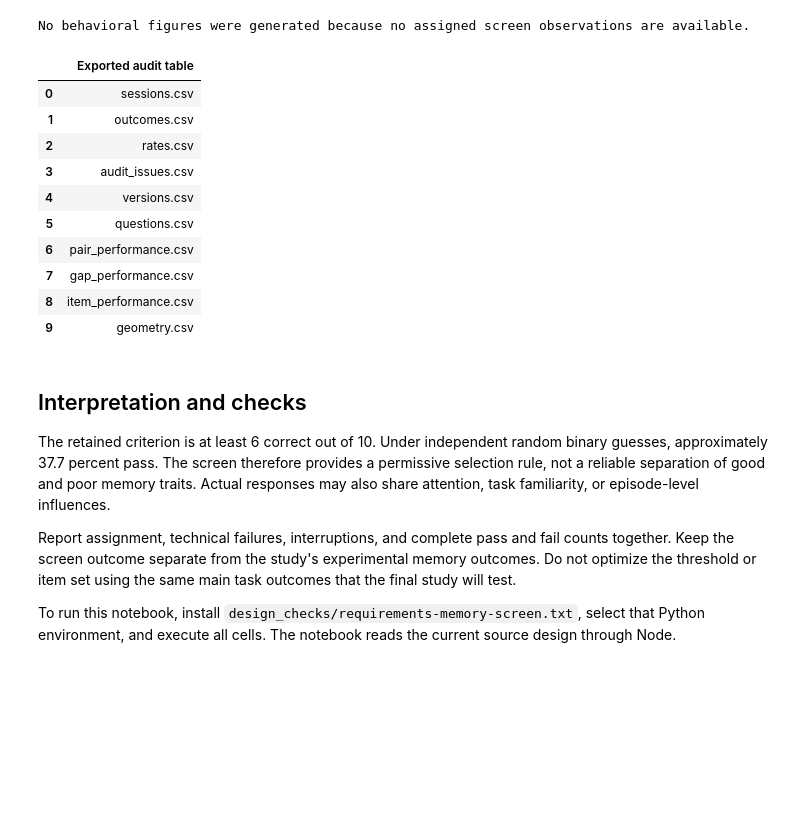
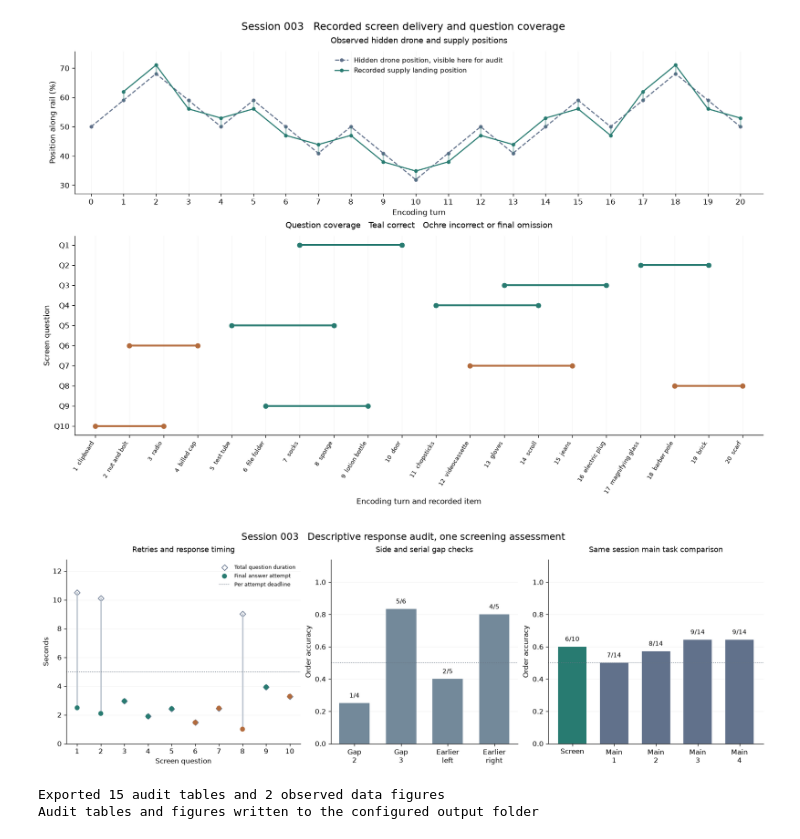
Before and after one commit to beaverjuly/DroneTask, a Jupyter notebook: analysis/memory_screen/memory_screen_analysis.ipynb, the cells around one changed output. Cells and saved outputs as stored; diff of their text form; code cells hidden in the pictures; blank space fills up the shorter version.

```diff
--- a/analysis/memory_screen/memory_screen_analysis.ipynb
+++ b/analysis/memory_screen/memory_screen_analysis.ipynb
@@ -241,37 +219,19 @@ CSV audits and optional PNG figures are written under `analysis/data/memory_scre
 # %%
-figures = plot_report(report)
-if figures:
-    import matplotlib.pyplot as plt
-    for name, figure in figures:
-        display(figure)
-        if WRITE_EXPORTS:
-            OUTPUT_DIR.mkdir(parents=True, exist_ok=True)
-            figure.savefig(OUTPUT_DIR / f'{name}.png', dpi=180, bbox_inches='tight')
-        plt.close(figure)
-else:
-    print('No behavioral figures were generated because no assigned screen observations are available.')
-
+figures = plot_report(report, session=FOCAL_SESSION)
+for name, figure in figures:
+    buffer = io.BytesIO()
+    figure.savefig(buffer, format='png', dpi=120, bbox_inches='tight', facecolor='white')
+    display(Image(data=buffer.getvalue()))
+    if WRITE_EXPORTS:
+        FIGURE_DIR.mkdir(parents=True, exist_ok=True)
+        figure.savefig(FIGURE_DIR / f'{name}.png', bbox_inches='tight', facecolor='white')
+    plt.close(figure)
 if WRITE_EXPORTS:
-    written = export_report(report, OUTPUT_DIR)
-    display(pd.DataFrame({'Exported audit table': written}))
+    paths = export_report(report, OUTPUT_DIR)
+    print(f'Exported {len(paths)} audit tables and {len(figures)} observed data figures')
+    print('Audit tables and figures written to the configured output folder')
 # %% [output]
+[figure, added]
+[figure, added]
-No behavioral figures were generated because no assigned screen observations are available.
+Exported 15 audit tables and 2 observed data figures
+Audit tables and figures written to the configured output folder
-|  | Exported audit table |
-| 0 | sessions.csv |
-| 1 | outcomes.csv |
-| 2 | rates.csv |
-| 3 | audit_issues.csv |
-| 4 | versions.csv |
-| 5 | questions.csv |
-| 6 | pair_performance.csv |
-| 7 | gap_performance.csv |
-| 8 | item_performance.csv |
-| 9 | geometry.csv |
-# %% [markdown]
-## Interpretation and checks
-
-The retained criterion is at least 6 correct out of 10. Under independent random binary guesses, approximately 37.7 percent pass. The screen therefore provides a permissive selection rule, not a reliable separation of good and poor memory traits. Actual responses may also share attention, task familiarity, or episode-level influences.
-
-Report assignment, technical failures, interruptions, and complete pass and fail counts together. Keep the screen outcome separate from the study's experimental memory outcomes. Do not optimize the threshold or item set using the same main task outcomes that the final study will test.
-
-To run this notebook, install `design_checks/requirements-memory-screen.txt`, select that Python environment, and execute all cells. The notebook reads the current source design through Node.
```
Also changed, not shown: parts of 28 cells of this notebook, 12 other files.
